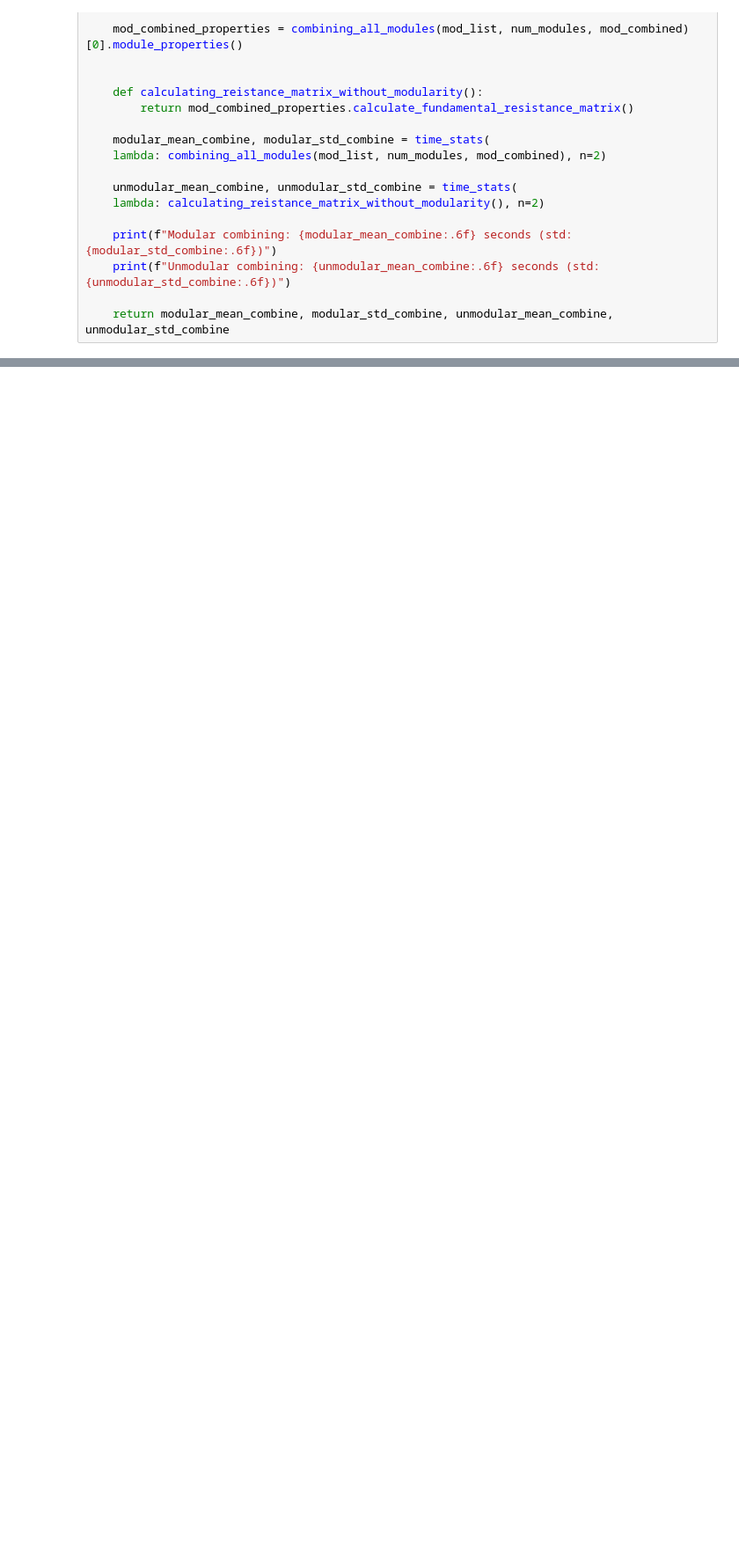
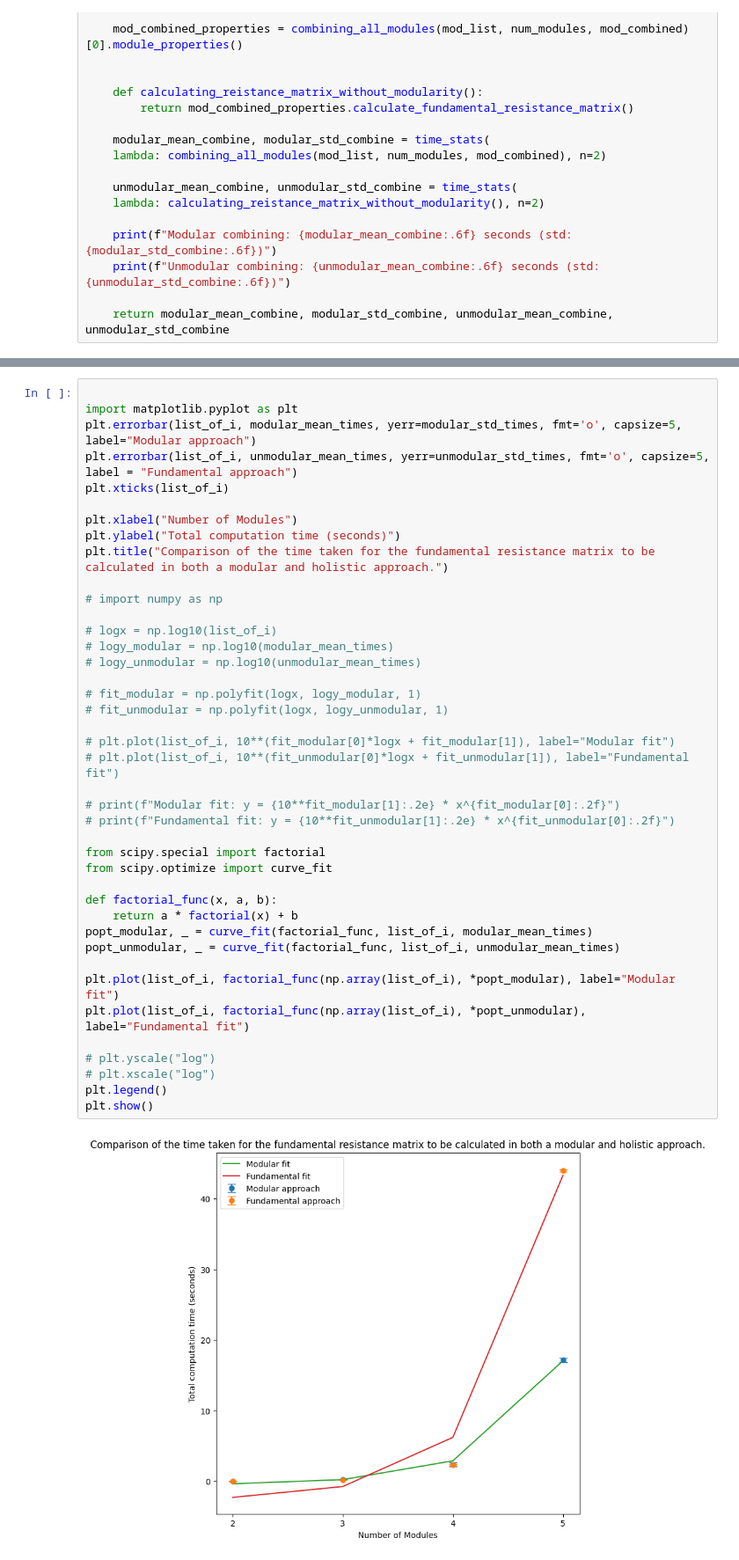
Before and after one commit to FTurci/conductance-chem-net, a Jupyter notebook: students/Jed/looping_example.ipynb, the cells around one changed output, grey strips where cells are left out. Shown at 88% size. Cells and saved outputs as stored; diff of their text form; blank space fills up the shorter version.

```diff
--- a/students/Jed/looping_example.ipynb
+++ b/students/Jed/looping_example.ipynb
@@ -155,0 +145,43 @@ Unmodular combining: 32.581712 seconds (std: 0.654377)
+# %%
+
+import matplotlib.pyplot as plt
+plt.errorbar(list_of_i, modular_mean_times, yerr=modular_std_times, fmt='o', capsize=5, label="Modular approach")
+plt.errorbar(list_of_i, unmodular_mean_times, yerr=unmodular_std_times, fmt='o', capsize=5, label = "Fundamental approach")
+plt.xticks(list_of_i)
+
+plt.xlabel("Number of Modules")
+plt.ylabel("Total computation time (seconds)")
+plt.title("Comparison of the time taken for the fundamental resistance matrix to be calculated in both a modular and holistic approach.")
+
+# import numpy as np
+
+# logx = np.log10(list_of_i)
+# logy_modular = np.log10(modular_mean_times)
+# logy_unmodular = np.log10(unmodular_mean_times)
+
+# fit_modular = np.polyfit(logx, logy_modular, 1)
+# fit_unmodular = np.polyfit(logx, logy_unmodular, 1)
+
+# plt.plot(list_of_i, 10**(fit_modular[0]*logx + fit_modular[1]), label="Modular fit")
+# plt.plot(list_of_i, 10**(fit_unmodular[0]*logx + fit_unmodular[1]), label="Fundamental fit")
+
+# print(f"Modular fit: y = {10**fit_modular[1]:.2e} * x^{fit_modular[0]:.2f}")
+# print(f"Fundamental fit: y = {10**fit_unmodular[1]:.2e} * x^{fit_unmodular[0]:.2f}")
+
+from scipy.special import factorial
+from scipy.optimize import curve_fit
+
+def factorial_func(x, a, b):
+    return a * factorial(x) + b
+popt_modular, _ = curve_fit(factorial_func, list_of_i, modular_mean_times)
+popt_unmodular, _ = curve_fit(factorial_func, list_of_i, unmodular_mean_times)
+
+plt.plot(list_of_i, factorial_func(np.array(list_of_i), *popt_modular), label="Modular fit")
+plt.plot(list_of_i, factorial_func(np.array(list_of_i), *popt_unmodular), label="Fundamental fit")
+
+# plt.yscale("log")
+# plt.xscale("log")
+plt.legend()
+plt.show()
+# %% [output]
+[figure, added]
```
Also changed, not shown: parts of 6 cells of this notebook, 2 other files.
